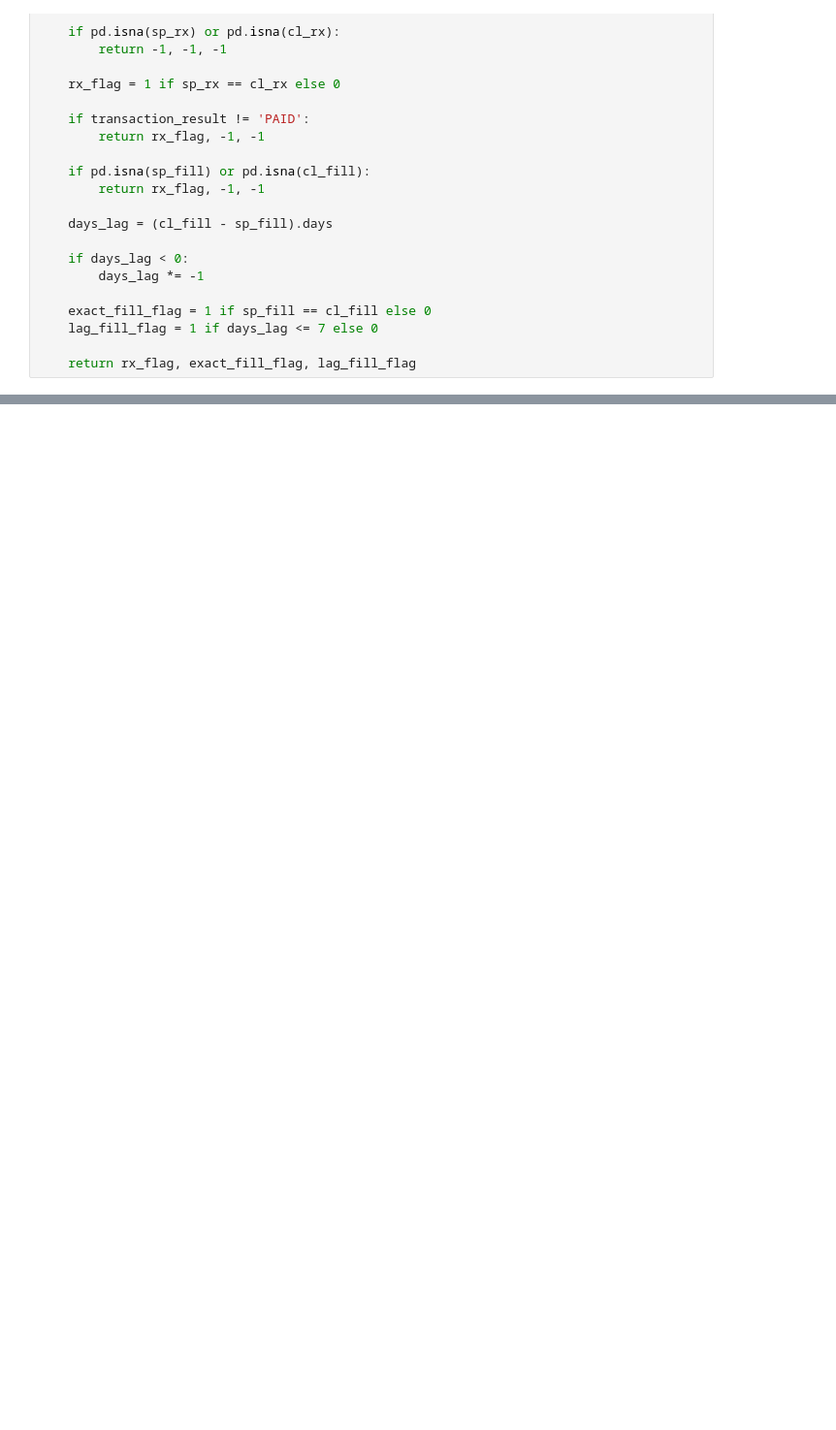
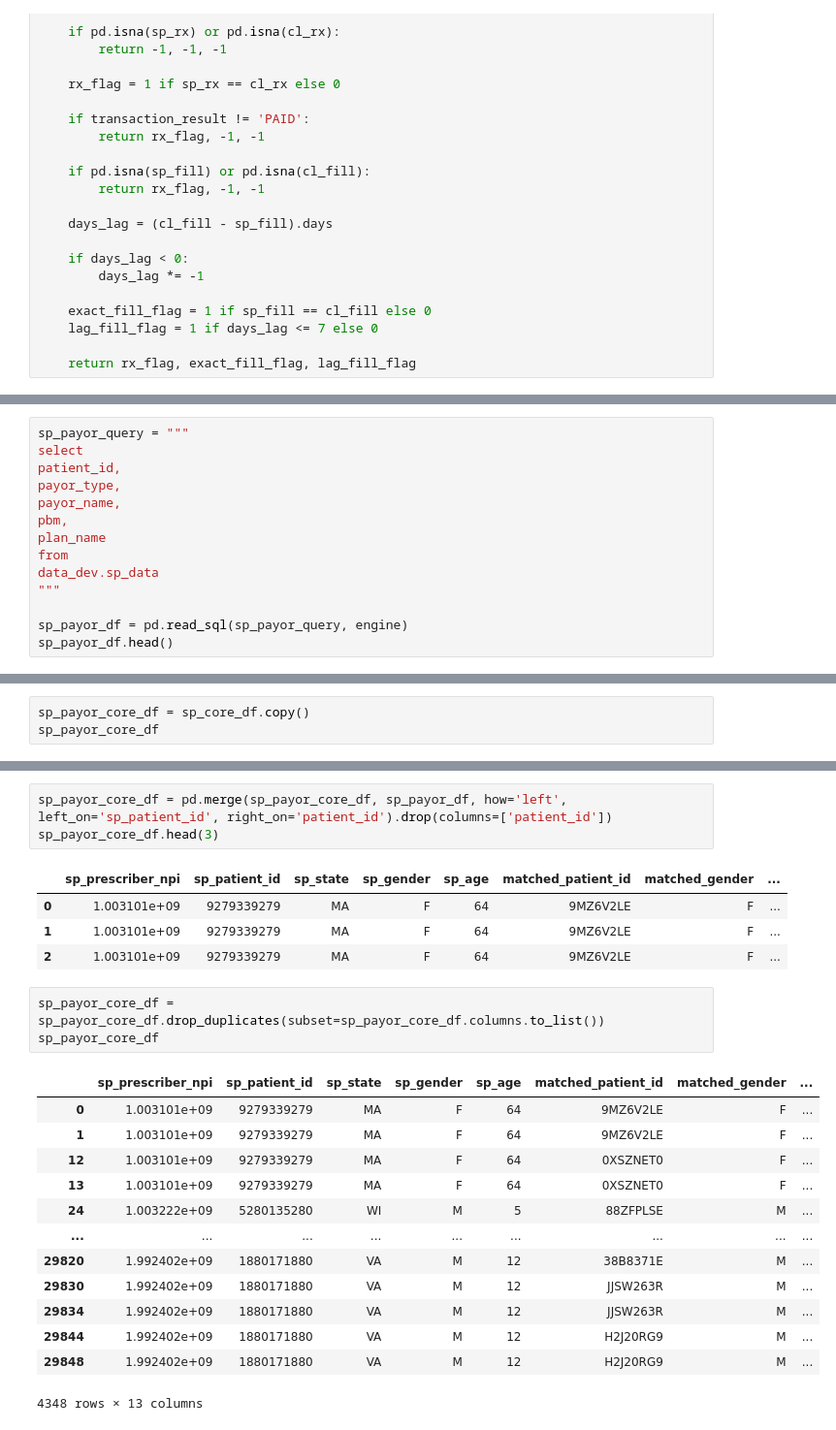
Before and after one commit to Sneh-ProcDNA/Data_Stitching, a Jupyter notebook: src/modules/data_stitching.ipynb, the cells around one changed output, grey strips where cells are left out. Shown at 97% size. Cells and saved outputs as stored; diff of their text form; blank space fills up the shorter version.

Commit message:
Added signals and payor

```diff
--- a/src/modules/data_stitching.ipynb
+++ b/src/modules/data_stitching.ipynb
@@ -689,0 +750,14 @@ Unique Claims Patient ID with exact quantity dispensed:  59
+# %%
+sp_payor_query = """
+select
+patient_id,
+payor_type,
+payor_name,
+pbm,
+plan_name
+from
+data_dev.sp_data
+"""
+
+sp_payor_df = pd.read_sql(sp_payor_query, engine)
+sp_payor_df.head()
@@ -689,0 +771,3 @@ Unique Claims Patient ID with exact quantity dispensed:  59
+# %%
+sp_payor_core_df = sp_core_df.copy()
+sp_payor_core_df
@@ -689,0 +788,25 @@ Unique Claims Patient ID with exact quantity dispensed:  59
+# %%
+sp_payor_core_df = pd.merge(sp_payor_core_df, sp_payor_df, how='left', left_on='sp_patient_id', right_on='patient_id').drop(columns=['patient_id'])
+sp_payor_core_df.head(3)
+# %% [output]
+|  | sp_prescriber_npi | sp_patient_id | sp_state | sp_gender | sp_age | matched_patient_id | matched_gender | ... |
+| 0 | 1.003101e+09 | 9279339279 | MA | F | 64 | 9MZ6V2LE | F | ... |
+| 1 | 1.003101e+09 | 9279339279 | MA | F | 64 | 9MZ6V2LE | F | ... |
+| 2 | 1.003101e+09 | 9279339279 | MA | F | 64 | 9MZ6V2LE | F | ... |
+# %%
+sp_payor_core_df = sp_payor_core_df.drop_duplicates(subset=sp_payor_core_df.columns.to_list())
+sp_payor_core_df
+# %% [output]
+|  | sp_prescriber_npi | sp_patient_id | sp_state | sp_gender | sp_age | matched_patient_id | matched_gender | ... |
+| 0 | 1.003101e+09 | 9279339279 | MA | F | 64 | 9MZ6V2LE | F | ... |
+| 1 | 1.003101e+09 | 9279339279 | MA | F | 64 | 9MZ6V2LE | F | ... |
+| 12 | 1.003101e+09 | 9279339279 | MA | F | 64 | 0XSZNET0 | F | ... |
+| 13 | 1.003101e+09 | 9279339279 | MA | F | 64 | 0XSZNET0 | F | ... |
+| 24 | 1.003222e+09 | 5280135280 | WI | M | 5 | 88ZFPLSE | M | ... |
+| ... | ... | ... | ... | ... | ... | ... | ... | ... |
+| 29820 | 1.992402e+09 | 1880171880 | VA | M | 12 | 38B8371E | M | ... |
+| 29830 | 1.992402e+09 | 1880171880 | VA | M | 12 | JJSW263R | M | ... |
+| 29834 | 1.992402e+09 | 1880171880 | VA | M | 12 | JJSW263R | M | ... |
+| 29844 | 1.992402e+09 | 1880171880 | VA | M | 12 | H2J20RG9 | M | ... |
+| 29848 | 1.992402e+09 | 1880171880 | VA | M | 12 | H2J20RG9 | M | ... |
+4348 rows × 13 columns
```
Also changed, not shown: parts of 46 cells of this notebook.
